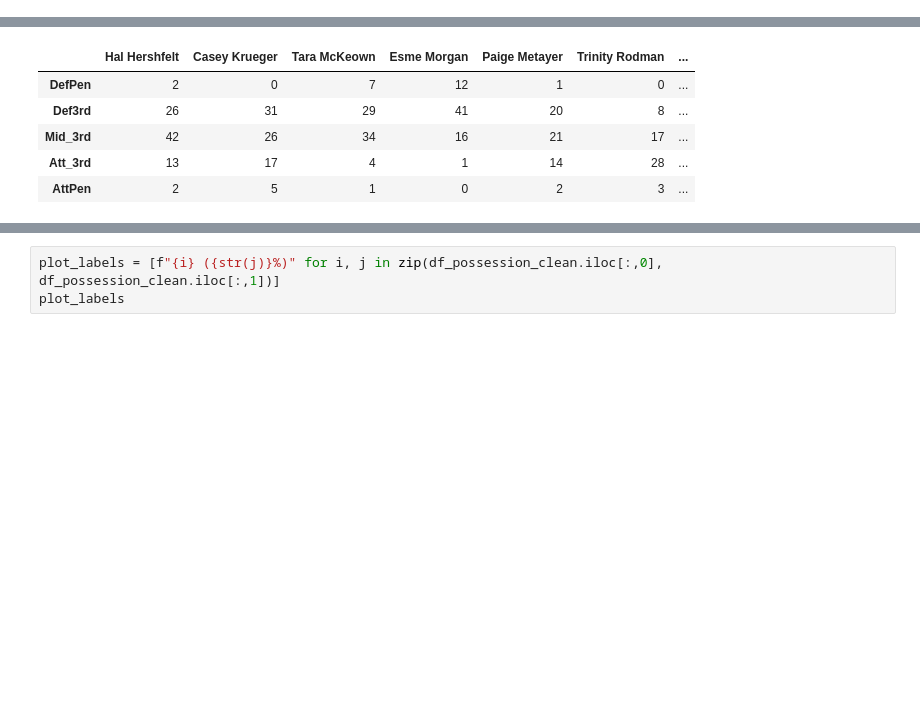
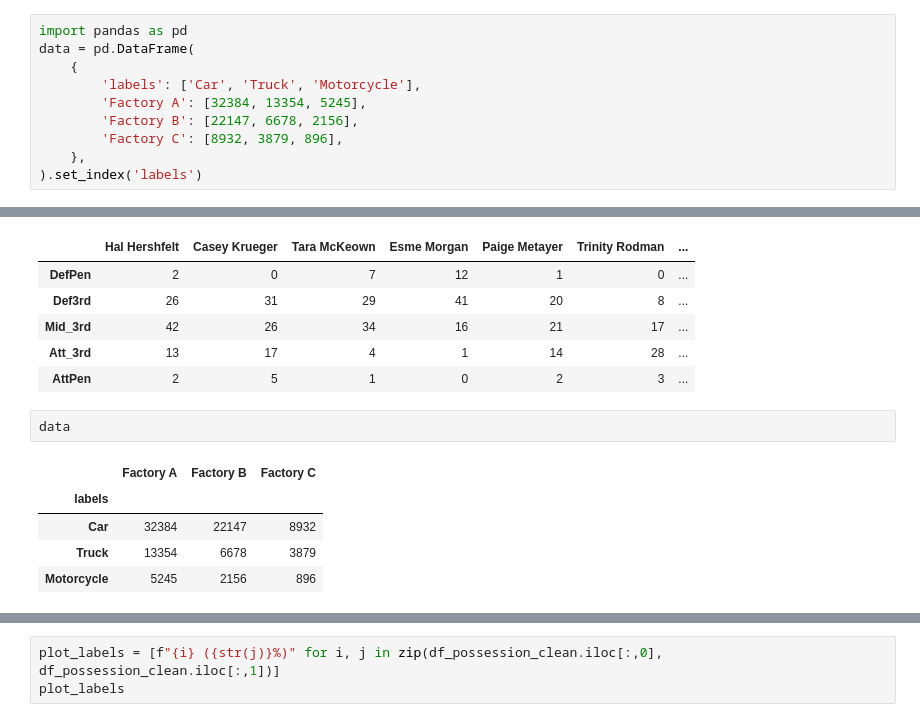
Before and after one commit to axelbol/football-analysis, a Jupyter notebook: possession_fbref.ipynb, the cells around one changed output, grey strips where cells are left out. Drawn from its saved outputs; the diff is of its cells as text; blank space fills up the shorter version.

```diff
--- a/possession_fbref.ipynb
+++ b/possession_fbref.ipynb
@@ -618,3 +644,13 @@ plt.show()
+# %%
+import pandas as pd
+data = pd.DataFrame(
+    {
+        'labels': ['Car', 'Truck', 'Motorcycle'],
+        'Factory A': [32384, 13354, 5245],
+        'Factory B': [22147, 6678, 2156],
+        'Factory C': [8932, 3879, 896],
+    },
+).set_index('labels')
 # %%
 df_possession_clean
 # %% [output]
@@ -624,3 +660,11 @@ df_possession_clean
 | Mid_3rd | 42 | 26 | 34 | 16 | 21 | 17 | ... |
 | Att_3rd | 13 | 17 | 4 | 1 | 14 | 28 | ... |
 | AttPen | 2 | 5 | 1 | 0 | 2 | 3 | ... |
+# %%
+data
+# %% [output]
+|  | Factory A | Factory B | Factory C |
+| labels |  |  |  |
+| Car | 32384 | 22147 | 8932 |
+| Truck | 13354 | 6678 | 3879 |
+| Motorcycle | 5245 | 2156 | 896 |
```
Also changed, not shown: parts of 9 cells of this notebook, 1 other file.
